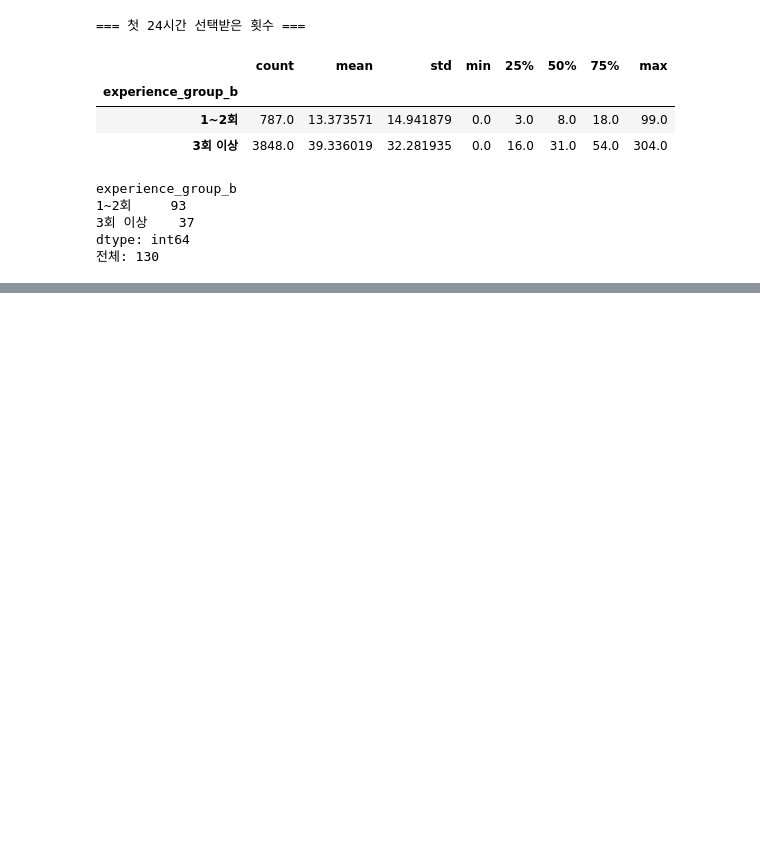
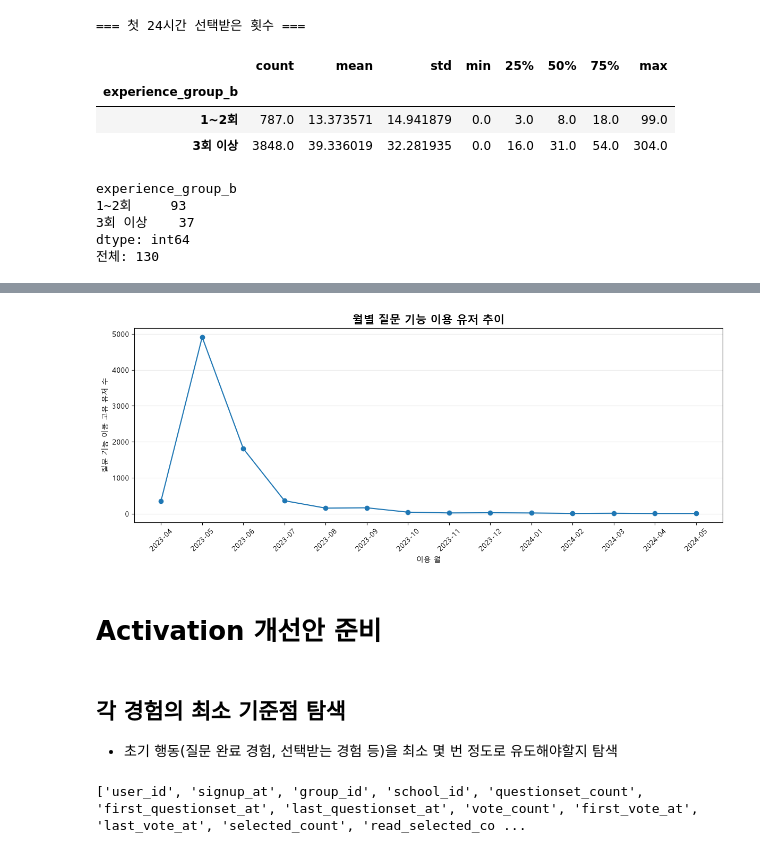
Before and after one commit to zoo-no-s/sns_service_analysis, a Jupyter notebook: notebooks/activation_analysis_kkw.ipynb, the cells around one changed output, grey strips where cells are left out. Drawn from its saved outputs; the diff is of its cells as text; code cells hidden in the pictures; blank space fills up the shorter version.

Commit message:
feat: activation analysis and question data validation

```diff
--- a/notebooks/activation_analysis_kkw.ipynb
+++ b/notebooks/activation_analysis_kkw.ipynb
@@ -4649,0 +4982,20 @@ display(selected_all_summary_b)
+# %%
+# 날짜형 변환
+questionset_detail['opening_time'] = pd.to_datetime(
+    questionset_detail['opening_time']
+)
+
+# 월별 질문 기능 이용 고유 유저 수
+monthly_question_users = (
+    questionset_detail
+    .assign(
+        month=questionset_detail['opening_time']
+        .dt.to_period('M')
+        .astype(str)
+    )
+    .groupby('month')['user_id']
+    .nunique()
+    .reset_index(name='question_users')
+)
+
+display(monthly_question_users)
@@ -4649,0 +5018,30 @@ display(selected_all_summary_b)
+# %%
+plt.figure(figsize=(12, 5))
+
+plt.plot(
+    monthly_question_users['month'],
+    monthly_question_users['question_users'],
+    marker='o'
+)
+
+plt.title('월별 질문 기능 이용 유저 추이',
+          fontsize=15, fontweight='bold')
+plt.xlabel('이용 월')
+plt.ylabel('질문 기능 이용 고유 유저 수')
+
+plt.xticks(rotation=45)
+plt.grid(axis='y', alpha=0.3)
+
+plt.tight_layout()
+plt.show()
+# %% [output]
+[figure, added]
+# %% [markdown]
+# Activation 개선안 준비
+# %% [markdown]
+## 각 경험의 최소 기준점 탐색
+- 초기 행동(질문 완료 경험, 선택받는 경험 등)을 최소 몇 번 정도로 유도해야할지 탐색
+# %%
+print(analysis_b.columns.tolist())
+# %% [output]
+['user_id', 'signup_at', 'group_id', 'school_id', 'questionset_count', 'first_questionset_at', 'last_questionset_at', 'vote_count', 'first_vote_at', 'last_vote_at', 'selected_count', 'read_selected_co ...
```
Also changed, not shown: parts of 71 cells of this notebook.
